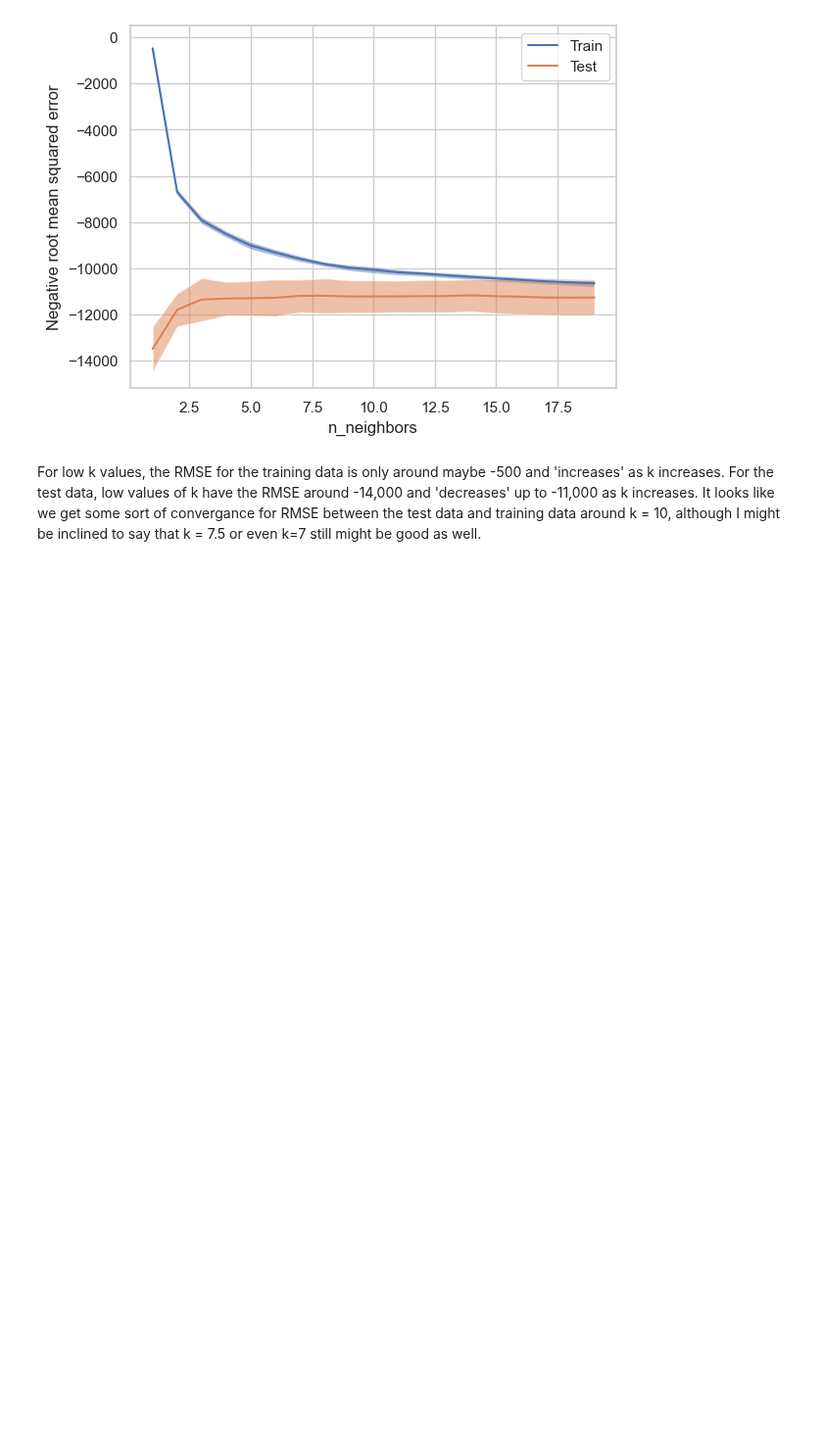
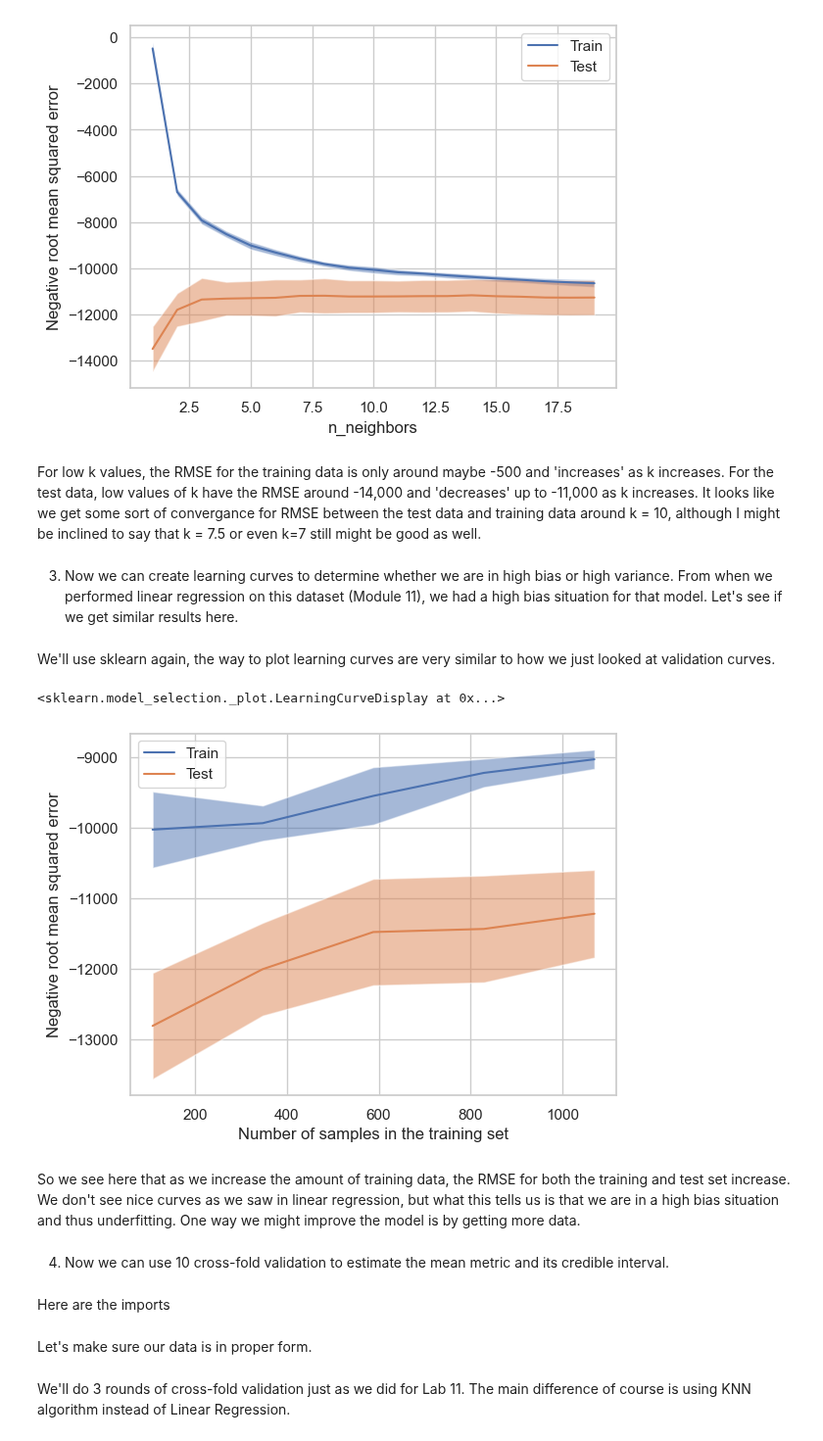
Before and after one commit to ansaridan/jhu-data-engineering-team-5, a Jupyter notebook: Module_12/Jhirsc21.ipynb, the cells around one changed output. Shown at 98% size. Drawn from its saved outputs; the diff is of its cells as text; code cells hidden in the pictures; blank space fills up the shorter version.

```diff
--- a/Module_12/Jhirsc21.ipynb
+++ b/Module_12/Jhirsc21.ipynb
@@ -141,3 +141,7 @@ ValidationCurveDisplay.from_estimator(KNeighborsRegressor(), X, y, param_name='n
 [figure]
 # %% [markdown]
 For low k values, the RMSE for the training data is only around maybe -500 and 'increases' as k increases. For the test data, low values of k have the RMSE around -14,000 and 'decreases' up to -11,000 as k increases. It looks like we get some sort of convergance for RMSE between the test data and training data around k = 10, although I might be inclined to say that k = 7.5 or even k=7 still might be good as well.
+# %% [markdown]
+3. Now we can create learning curves to determine whether we are in high bias or high variance. From when we performed linear regression on this dataset (Module 11), we had a high bias situation for that model. Let's see if we get similar results here.
+# %% [markdown]
+We'll use sklearn again, the way to plot learning curves are very similar to how we just looked at validation curves.
@@ -143,0 +150,19 @@ For low k values, the RMSE for the training data is only around maybe -500 and '
+# %%
+
+regressors = ['age', 'bmi', 'children', 'male', 'smoke_yes', 'northwest', 'southeast', 'southwest']
+target = ['charges']
+
+X = insurance[regressors]
+y = insurance[target]
+
+X, y = shuffle(X, y, random_state=10)
+LearningCurveDisplay.from_estimator(KNeighborsRegressor(), X, y, scoring='neg_root_mean_squared_error')
+# %% [output]
+<sklearn.model_selection._plot.LearningCurveDisplay at 0x...>
+[figure, added]
+# %% [markdown]
+So we see here that as we increase the amount of training data, the RMSE for both the training and test set increase. We don't see nice curves as we saw in linear regression, but what this tells us is that we are in a high bias situation and thus underfitting. One way we might improve the model is by getting more data.
+# %% [markdown]
+4. Now we can use 10 cross-fold validation to estimate the mean metric and its credible interval.
+# %% [markdown]
+Here are the imports
@@ -143,0 +171,2 @@ For low k values, the RMSE for the training data is only around maybe -500 and '
+# %% [markdown]
+Let's make sure our data is in proper form.
@@ -143,0 +178,2 @@ For low k values, the RMSE for the training data is only around maybe -500 and '
+# %% [markdown]
+We'll do 3 rounds of cross-fold validation just as we did for Lab 11. The main difference of course is using KNN algorithm instead of Linear Regression.
```
Also changed, not shown: parts of 10 cells of this notebook, 1 other file.
